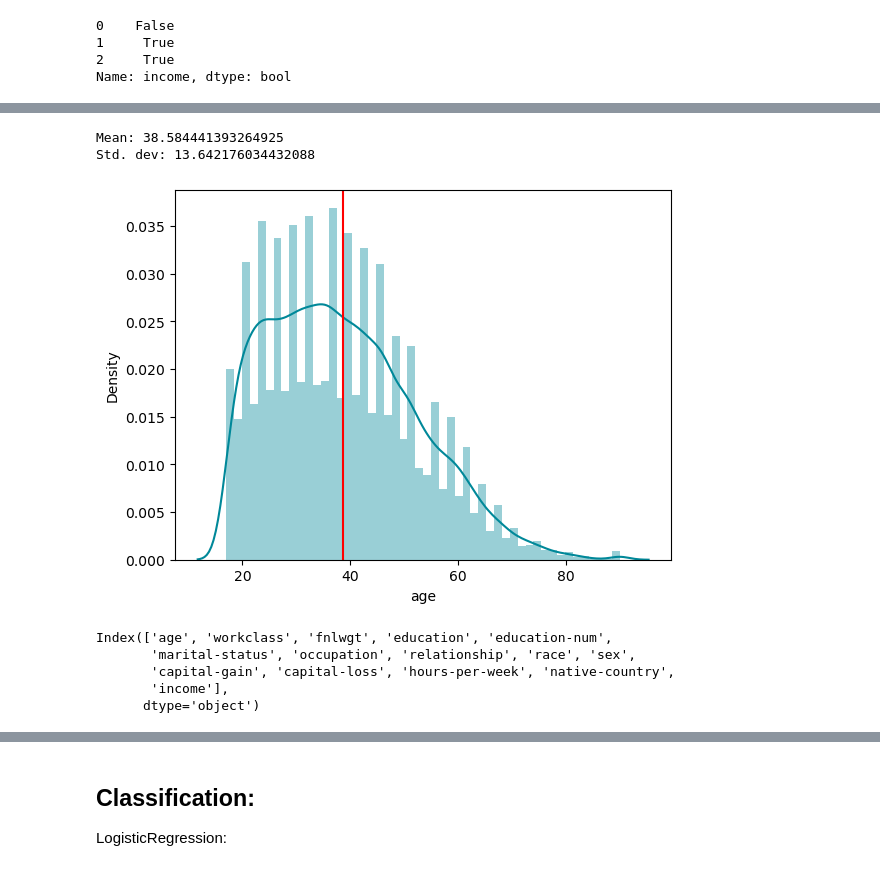
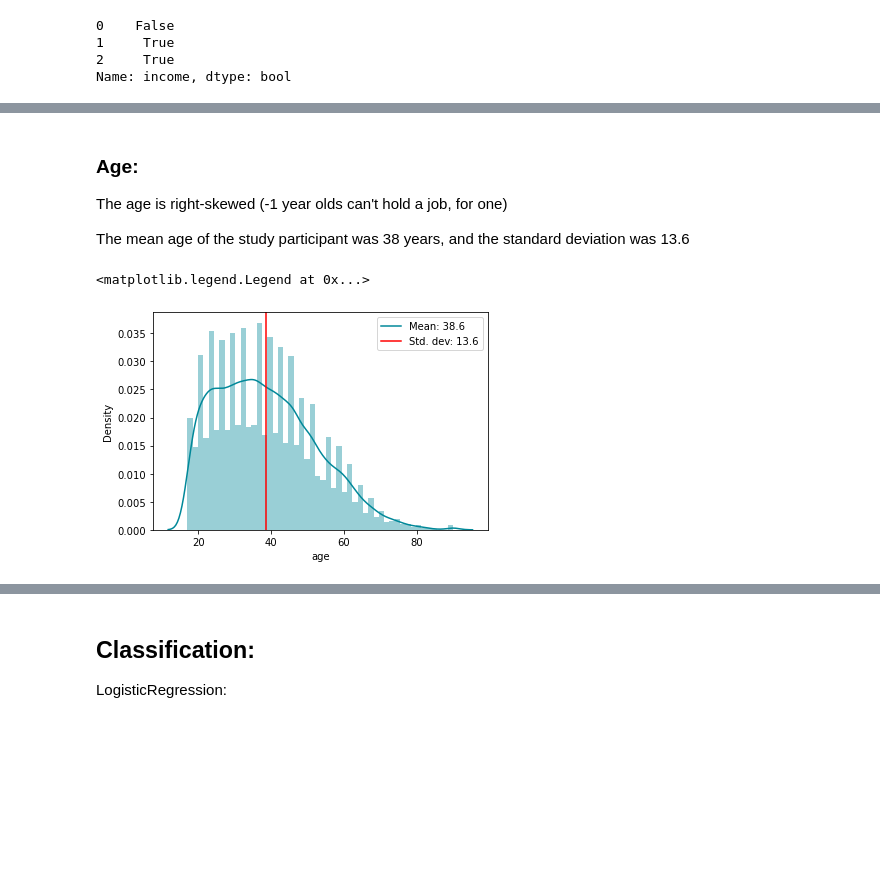
Before and after one commit to kklimov1/Income_Classification_Analysis, a Jupyter notebook: analysis_clf.ipynb, the cells around one changed output, grey strips where cells are left out. Saved outputs shown, nothing was run; the diff lists cells and outputs as text; code cells hidden in the pictures; blank space fills up the shorter version.

```diff
--- a/analysis_clf.ipynb
+++ b/analysis_clf.ipynb
@@ -111,17 +156,15 @@ sns.heatmap(corr_num)
+# %% [markdown]
+### Age:
+
+The age is right-skewed (-1 year olds can't hold a job, for one)
+
+The mean age of the study participant was 38 years, and the standard deviation was 13.6
 # %%
-#The age is right-skewed for obvious reasons
 sns.distplot(X_train['age'], color='#008899')
 plt.axvline(X_train['age'].mean(), 0, 1, color='red')
-print("Mean: {}".format(X_train['age'].mean()), "\nStd. dev: {}".format(X_train['age'].std()))
+mean=round(X_train['age'].mean(),1)
+std_deviation=round(X_train['age'].std(),1)
+plt.legend(labels=["Mean: {}".format(mean), "Std. dev: {}".format(std_deviation)])
 # %% [output]
-Mean: 38.584441393264925
-Std. dev: 13.642176034432088
+<matplotlib.legend.Legend at 0x...>
-[figure, old version]
+[figure, new version]
-# %%
-df_temp.columns
-# %% [output]
-Index(['age', 'workclass', 'fnlwgt', 'education', 'education-num',
-       'marital-status', 'occupation', 'relationship', 'race', 'sex',
-       'capital-gain', 'capital-loss', 'hours-per-week', 'native-country',
-       'income'],
-      dtype='object')
```
Also changed, not shown: parts of 98 cells of this notebook.
